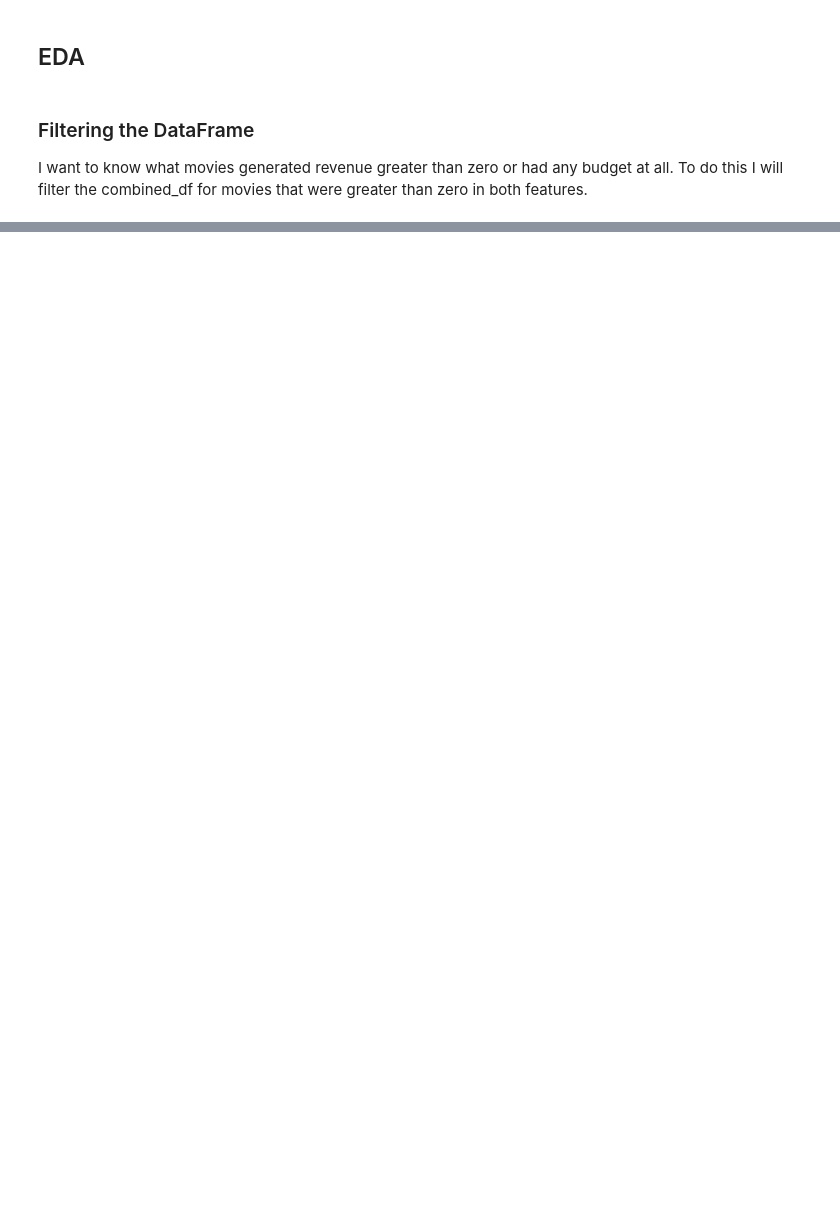
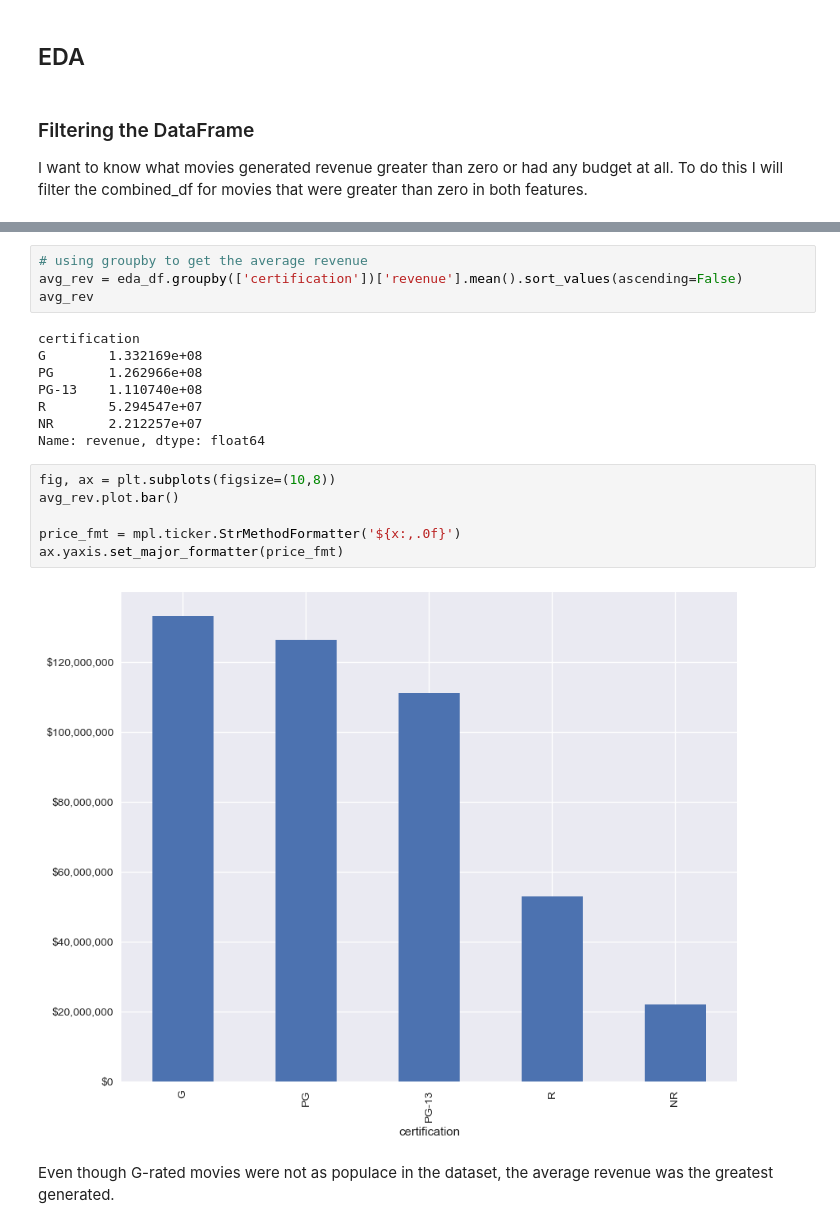
Before and after one commit to joshlensing/Project-3--IMDB, a Jupyter notebook: IMDB Project Part 2 (EDA).ipynb, the cells around one changed output, grey strips where cells are left out. Saved outputs shown, nothing was run; the diff lists cells and outputs as text; blank space fills up the shorter version.

```diff
--- a/IMDB Project Part 2 (EDA).ipynb
+++ b/IMDB Project Part 2 (EDA).ipynb
@@ -67,0 +119,22 @@ combined_df[revenue_filter].head()
+# %%
+# using groupby to get the average revenue
+avg_rev = eda_df.groupby(['certification'])['revenue'].mean().sort_values(ascending=False)
+avg_rev
+# %% [output]
+certification
+G        1.332169e+08
+PG       1.262966e+08
+PG-13    1.110740e+08
+R        5.294547e+07
+NR       2.212257e+07
+Name: revenue, dtype: float64
+# %%
+fig, ax = plt.subplots(figsize=(10,8))
+avg_rev.plot.bar()
+
+price_fmt = mpl.ticker.StrMethodFormatter('${x:,.0f}')
+ax.yaxis.set_major_formatter(price_fmt)
+# %% [output]
+[figure, added]
+# %% [markdown]
+Even though G-rated movies were not as populace in the dataset, the average revenue was the greatest generated.
```
Also changed, not shown: parts of 19 cells of this notebook, 1 other file.
